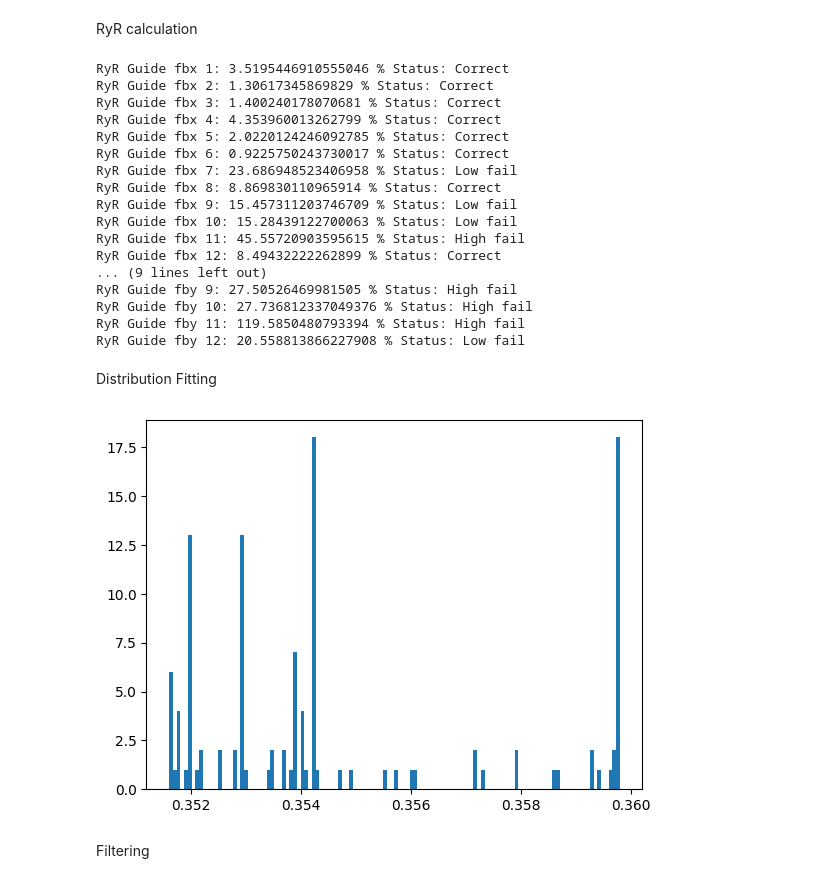
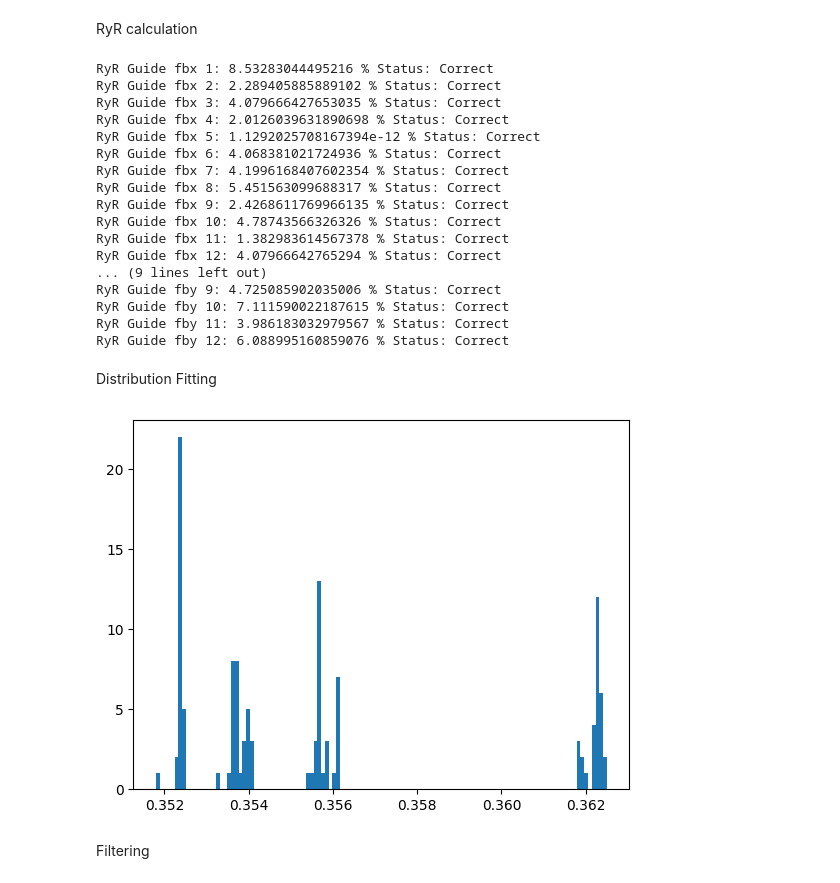
Before and after one commit to LucianoGP95/Python_Eiit_RyR, a Jupyter notebook: RyR_Analyser/notebooks/a3_RyR_filter.ipynb, the cells around one changed output. Saved outputs shown, nothing was run; the diff lists cells and outputs as text; code cells hidden in the pictures.

```diff
--- a/RyR_Analyser/notebooks/a3_RyR_filter.ipynb
+++ b/RyR_Analyser/notebooks/a3_RyR_filter.ipynb
@@ -4,11 +4,13 @@ import pandas as pd
 import sklearn as sk
 import matplotlib.pyplot as plt
 import numpy as np
-from _utilities import prepare_data, prepare_database, plot_scatter
+from _utilities import prepare_data, plot_scatter
 import sys
 sys.path.append("../tools/")
 import _db_tools as db
-
+####Global variables####
+tooling = "PASSAT_B9"
+####Helper Functions####
 def RyR(dataframe):
     """Calculates and prints the RyR values for both fibers, including a cualitative evaluation"""
     i = 0; df_RyR = [] #Preallocate a counter and an empty dataframe where to add the rows
@@ -49,9 +49,8 @@ ModuleNotFoundError: No module named 'sklearn'
 # %%
 #Data preparation
-tooling = "PASSAT_B9_TOP"
-df = prepare_data("../a1_input/target.xlsx", filter="MEAS") #Load the output from RyR_Generator into a df
-prepare_database(df, tooling) #Store a df inside the database of the project
 dbh = db.SQLite_Data_Extractor("database.db") #Connect to the database
-df = dbh.retrieve(tooling) #Get the desired tooling data
+MEAS = dbh.retrieve(tooling) #Get the desired tooling data
+LIMITS = dbh.retrieve(tooling+"_limits") #Get the desired tooling data
+dbh.close_conn()
 # %% [output]
 ../database/database.db found.
@@ -66,4 +59,0 @@ Table PASSAT_B9_TOP retrieved succesfully.
-# %%
-#Rename and inspection
-MEAS = df
-MEAS
@@ -112,44 +61,44 @@ limits
 RyR calculation
 # %%
 #Slice the dataframe to obtain only the measures and limits for each fiber
-df_plus_limits = prepare_data("../data/target.xlsx") #Gets both the measure and limits
-df_plus_limits = df_plus_limits.reset_index(drop=True) #Resets the rows index to start in zero again
-df_plus_limits.columns = range(df_plus_limits.shape[1]) #Resets the columns index to start in zero again
+df_plus_limits = pd.concat([MEAS, LIMITS], axis=1) #Gets both the measure and limits
+""" df_plus_limits = df_plus_limits.reset_index(drop=True) #Resets the rows index to start in zero again
+df_plus_limits.columns = range(df_plus_limits.shape[1]) #Resets the columns index to start in zero again """
 #Generate a RyR for each fiber in every scale
 RyRx, RyRy = RyR(df_plus_limits)
 # %% [output]
-RyR Guide fbx 1: 3.5195446910555046 % Status: Correct
-RyR Guide fbx 2: 1.30617345869829 % Status: Correct
-RyR Guide fbx 3: 1.400240178070681 % Status: Correct
-RyR Guide fbx 4: 4.353960013262799 % Status: Correct
-RyR Guide fbx 5: 2.0220124246092785 % Status: Correct
-RyR Guide fbx 6: 0.9225750243730017 % Status: Correct
-RyR Guide fbx 7: 23.686948523406958 % Status: Low fail
-RyR Guide fbx 8: 8.869830110965914 % Status: Correct
-RyR Guide fbx 9: 15.457311203746709 % Status: Low fail
-RyR Guide fbx 10: 15.28439122700063 % Status: Low fail
-RyR Guide fbx 11: 45.55720903595615 % Status: High fail
-RyR Guide fbx 12: 8.49432222262899 % Status: Correct
+RyR Guide fbx 1: 8.53283044495216 % Status: Correct
+RyR Guide fbx 2: 2.289405885889102 % Status: Correct
+RyR Guide fbx 3: 4.079666427653035 % Status: Correct
+RyR Guide fbx 4: 2.0126039631890698 % Status: Correct
+RyR Guide fbx 5: 1.1292025708167394e-12 % Status: Correct
+RyR Guide fbx 6: 4.068381021724936 % Status: Correct
+RyR Guide fbx 7: 4.1996168407602354 % Status: Correct
+RyR Guide fbx 8: 5.451563099688317 % Status: Correct
+RyR Guide fbx 9: 2.4268611769966135 % Status: Correct
+RyR Guide fbx 10: 4.78743566326326 % Status: Correct
+RyR Guide fbx 11: 1.382983614567378 % Status: Correct
+RyR Guide fbx 12: 4.07966642765294 % Status: Correct
 ... (9 lines left out)
-RyR Guide fby 9: 27.50526469981505 % Status: High fail
-RyR Guide fby 10: 27.736812337049376 % Status: High fail
-RyR Guide fby 11: 119.5850480793394 % Status: High fail
-RyR Guide fby 12: 20.558813866227908 % Status: Low fail
+RyR Guide fby 9: 4.725085902035006 % Status: Correct
+RyR Guide fby 10: 7.111590022187615 % Status: Correct
+RyR Guide fby 11: 3.986183032979567 % Status: Correct
+RyR Guide fby 12: 6.088995160859076 % Status: Correct
 # %% [markdown]
 Distribution Fitting
 # %%
-array = df.values #Creates a ndarray with the values of the dataframe
+array = MEAS.values #Creates a ndarray with the values of the dataframe
 fbx_low = array[0::6].reshape(-1, 1) #Index and reshapes the values for every position
 fby_low = array[1::6].reshape(-1, 1)
 fbx_medium = array[2::6].reshape(-1, 1)
 fby_medium = array[2::6].reshape(-1, 1)
 fbx_high = array[4::6].reshape(-1, 1)
 fby_high = array[5::6].reshape(-1, 1)
 values = np.concatenate([[fbx_low], [fby_low], [fbx_medium], [fby_medium], [fbx_high], [fby_high]]).reshape(6, 120)
 plt.hist(values[np.random.randint(1, 6), :], 120)
 plt.show()
 # %% [output]
-[figure, old version]
+[figure, new version]
 # %% [markdown]
 Filtering
 # %% [markdown]
```
Also changed, not shown: parts of 7 cells of this notebook, 12 other files.
